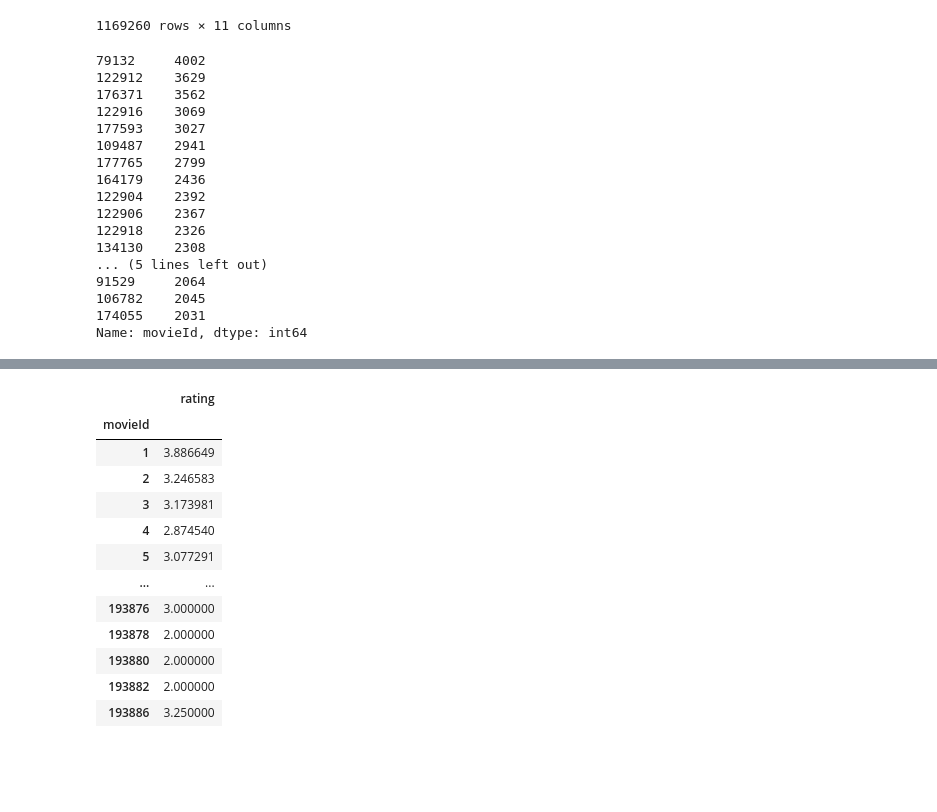
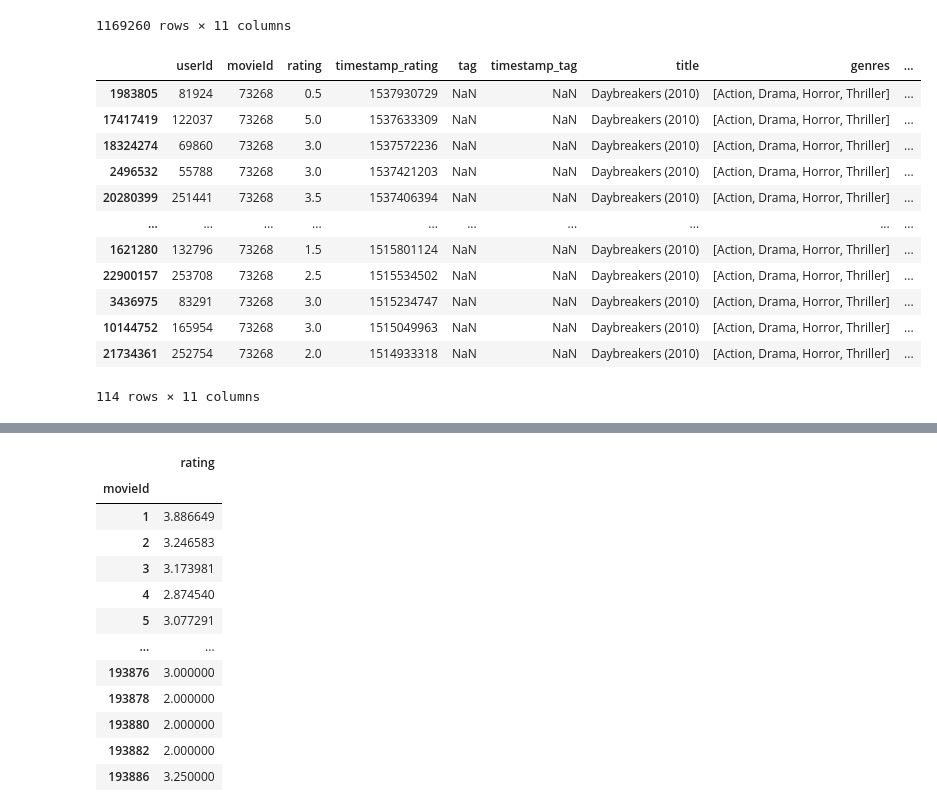
Before and after one commit to cesareressa/data_analysis, a Jupyter notebook: exploratory_analysis.ipynb, the cells around one changed output, grey strips where cells are left out. Saved outputs shown, nothing was run; the diff lists cells and outputs as text; code cells hidden in the pictures; blank space fills up the shorter version.

```diff
--- a/exploratory_analysis.ipynb
+++ b/exploratory_analysis.ipynb
@@ -212,24 +212,3 @@ test_df
 1169260 rows × 11 columns
 # %%
 test1 = filter_production_date(test_df, 2010, 2020)
-# %%
-counts_all_movies = test1.movieId.value_counts()
-counts_all_movies.head(20)
-# %% [output]
-79132     4002
-122912    3629
-176371    3562
-122916    3069
-177593    3027
-109487    2941
-177765    2799
-164179    2436
-122904    2392
-122906    2367
-122918    2326
-134130    2308
-... (5 lines left out)
-91529     2064
-106782    2045
-174055    2031
-Name: movieId, dtype: int64
@@ -271,0 +215,16 @@ plt.xticks(rotation= 90)
+# %%
+test1[test1.movieId == 73268]
+# %% [output]
+|  | userId | movieId | rating | timestamp_rating | tag | timestamp_tag | title | genres | ... |
+| 1983805 | 81924 | 73268 | 0.5 | 1537930729 | NaN | NaN | Daybreakers (2010) | [Action, Drama, Horror, Thriller] | ... |
+| 17417419 | 122037 | 73268 | 5.0 | 1537633309 | NaN | NaN | Daybreakers (2010) | [Action, Drama, Horror, Thriller] | ... |
+| 18324274 | 69860 | 73268 | 3.0 | 1537572236 | NaN | NaN | Daybreakers (2010) | [Action, Drama, Horror, Thriller] | ... |
+| 2496532 | 55788 | 73268 | 3.0 | 1537421203 | NaN | NaN | Daybreakers (2010) | [Action, Drama, Horror, Thriller] | ... |
+| 20280399 | 251441 | 73268 | 3.5 | 1537406394 | NaN | NaN | Daybreakers (2010) | [Action, Drama, Horror, Thriller] | ... |
+| ... | ... | ... | ... | ... | ... | ... | ... | ... | ... |
+| 1621280 | 132796 | 73268 | 1.5 | 1515801124 | NaN | NaN | Daybreakers (2010) | [Action, Drama, Horror, Thriller] | ... |
+| 22900157 | 253708 | 73268 | 2.5 | 1515534502 | NaN | NaN | Daybreakers (2010) | [Action, Drama, Horror, Thriller] | ... |
+| 3436975 | 83291 | 73268 | 3.0 | 1515234747 | NaN | NaN | Daybreakers (2010) | [Action, Drama, Horror, Thriller] | ... |
+| 10144752 | 165954 | 73268 | 3.0 | 1515049963 | NaN | NaN | Daybreakers (2010) | [Action, Drama, Horror, Thriller] | ... |
+| 21734361 | 252754 | 73268 | 2.0 | 1514933318 | NaN | NaN | Daybreakers (2010) | [Action, Drama, Horror, Thriller] | ... |
+114 rows × 11 columns
```
Also changed, not shown: parts of 8 cells of this notebook.
